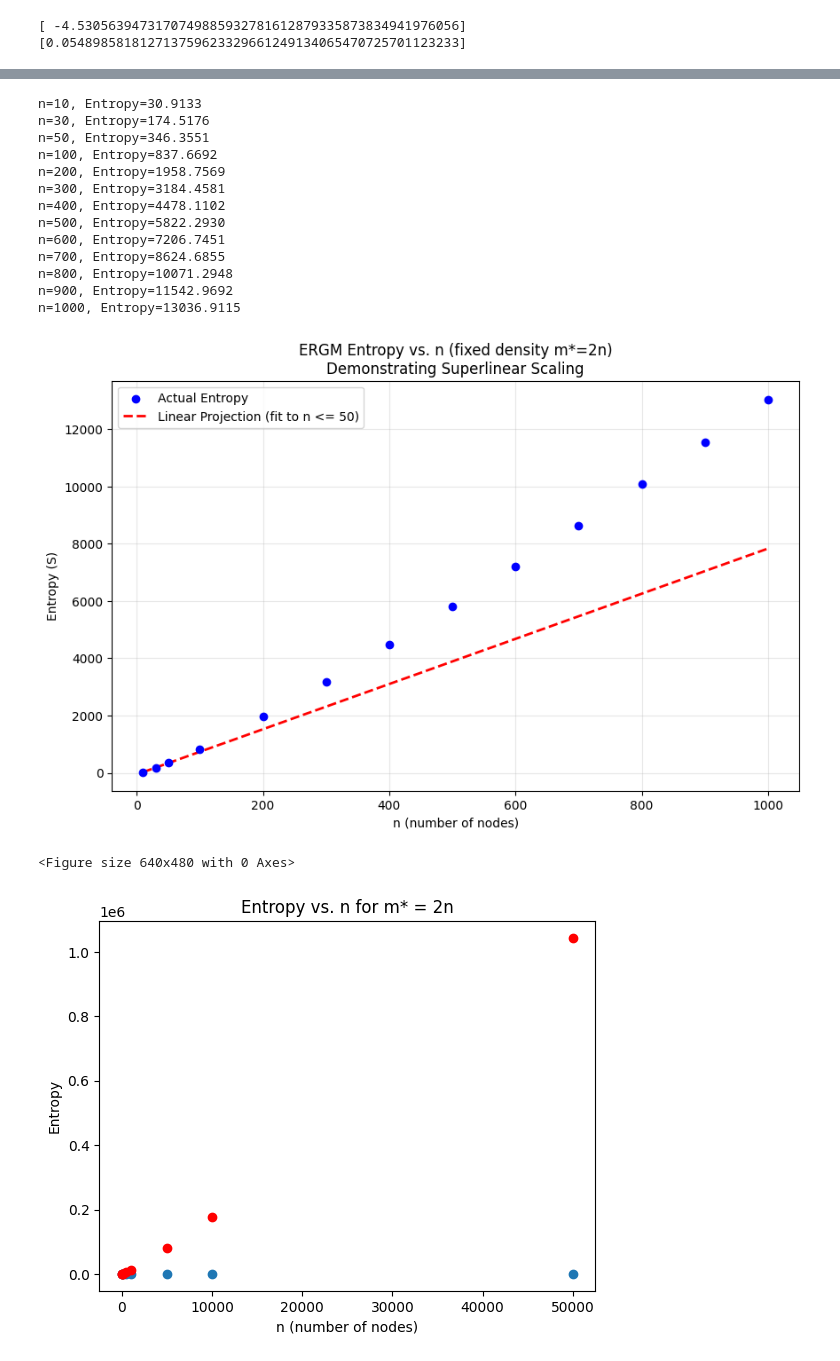
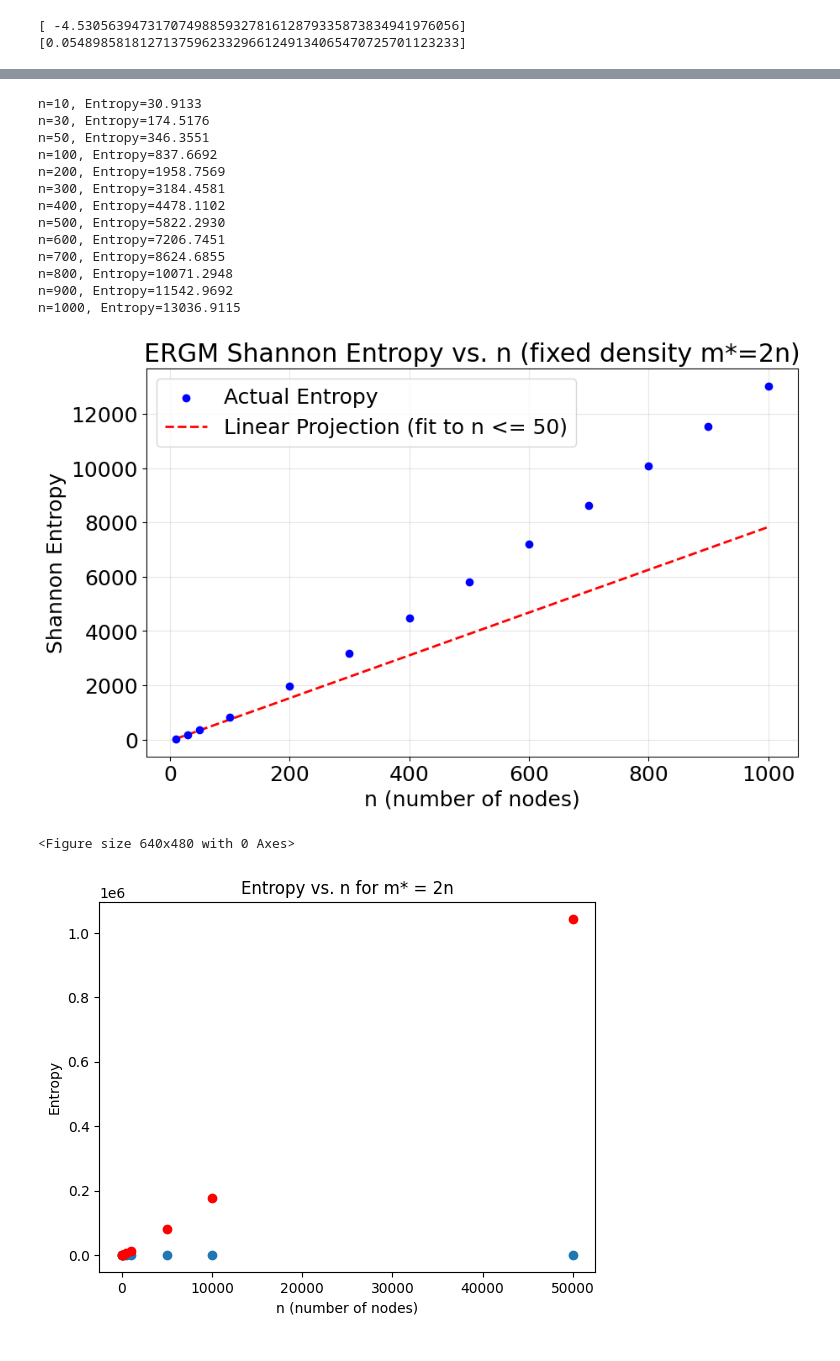
Before and after one commit to CarelessZebra/IIB_project, a Jupyter notebook: rootlog.ipynb, the cells around one changed output, grey strips where cells are left out. Cells and saved outputs as stored; diff of their text form; code cells hidden in the pictures.

```diff
--- a/rootlog.ipynb
+++ b/rootlog.ipynb
@@ -498,6 +788,7 @@ print(roots)
 import mpmath
 import numpy as np
 import matplotlib.pyplot as plt
+import matplotlib
 
 # Set precision (50 digits is sufficient for n=10, use 100+ for n>50)
 mpmath.mp.dps = 50
@@ -592,7 +883,7 @@ def solve_network_parameters(n, m_star):
 n = 100
 nc2 = mpmath.binomial(n, 2)
 # Testing the tricky range where previous codes failed
-test_points = np.linspace(1, nc2-1, 2)
+test_points = np.linspace(1, nc2-1, 20)
 
 print(f"{'Target':<8} | {'Alpha':<10} | {'Beta':<10}")
 print("-" * 35)
@@ -602,6 +893,7 @@ alpha_list = []
 beta_list =[]
 for m_star in test_points:
     alpha, beta = solve_network_parameters(n, m_star)
+    print(m_star)
     if alpha is not None:
         print(f"{m_star} | {alpha} | {beta}")
         m_star_list.append(m_star)
@@ -609,6 +901,7 @@ for m_star in test_points:
         beta_list.append(beta)
 
 plt.figure()
+matplotlib.rcParams.update({'font.size': 28})
 plt.scatter(m_star_list, alpha_list)
 plt.xlabel('Target number of edges (m*)')
 plt.ylabel('Alpha')
@@ -645,4 +951,7 @@ Target   | Alpha      | Beta
 # %%
+import mpmath
+import matplotlib.pyplot as plt
+mpmath.dps = 50
 def solve_network_parameters(n, m_star):
     nc2 = int(mpmath.binomial(n, 2))
 
@@ -720,6 +1029,7 @@ def solve_network_parameters(n, m_star):
                 kwargs['J'] = jacobian # Only pass Jacobian to Newton
 
             root = mpmath.findroot(equations, [alpha_guess, beta_guess], solver=solver, **kwargs)
+            print(f"  [Success] Solver '{solver}' converged for m={m_star}")
             return float(root[0]), float(root[1])
 
         except Exception:
@@ -771,6 +1081,7 @@ for n in [10, 50, 100, 500, 1000, 5000, 10000, 50000]:
         total_prob, expected_edges = check_equations(alpha, beta, int(nc2), m_star)
         print(f"n={n}, m*={m_star}, alpha={alpha}, beta={beta}, Entropy={entropy}, total_prob={total_prob}, expected_edges={expected_edges}")
 
+matplotlib.rcParams.update({'font.size': 28})
 plt.figure()
 plt.scatter(n_list, entropy_list)
 plt.xlabel('n (number of nodes)')
@@ -789,0 +1106,15 @@ n=50000, m*=100000, alpha=559.6726689533209, beta=-0.004617682552571238, Entropy
+# %%
+matplotlib.rcParams.update({'font.size': 23})
+plt.figure(figsize=(8, 4))
+plt.scatter(m_star_list[1:-1], alpha_list[1:-1])
+plt.xlabel('Target number of edges (m*)')
+plt.ylabel('Alpha')
+plt.title('Alpha vs. Target Edges')
+
+plt.figure(figsize=(10, 8))
+plt.scatter(m_star_list[1:-1], beta_list[1:-1])
+plt.xlabel('Target number of edges (m*)')
+plt.ylabel('Beta')
+plt.title('Beta vs. Target Edges')
+
+plt.show()
@@ -789,0 +1124,8 @@ n=50000, m*=100000, alpha=559.6726689533209, beta=-0.004617682552571238, Entropy
+# %%
+matplotlib.rcParams.update({'font.size': 23})
+plt.figure(figsize=(10, 8))
+plt.scatter(n_list, entropy_list)
+plt.xlabel('n (number of nodes)')
+plt.ylabel('Entropy')
+plt.title('Entropy vs. n for m* = 2n')
+plt.show()
@@ -799,7 +1143,7 @@ mpmath.mp.dps = 50
 def solve_network_parameters(n, m_star):
     """
     Solves for the standard ERGM parameters (Bernoulli Graph / Erdős-Rényi).
-    P(G) = exp(alpha + beta * m)
+    P(G) = exp(alpha - beta * m)
     """
     nc2 = mpmath.binomial(n, 2)
 
@@ -807,7 +1151,7 @@ def solve_network_parameters(n, m_star):
     p = m_star / nc2
 
     # In standard ERGM/Logistic regression: beta = logit(p)
-    beta = mpmath.log(p / (1 - p))
+    beta = -mpmath.log(p / (1 - p))
 
     # Analytic simplification: alpha = nc2 * ln(1 - p)
     alpha = nc2 * mpmath.log(1 - p)
@@ -821,7 +1165,7 @@ def calculate_entropy(alpha, beta, nc2):
 
     # We iterate m starting from 0.
     for m in range(nc2 + 1):
-        log_p_g = alpha + beta * m
+        log_p_g = alpha - beta * m
         p_g = mpmath.exp(log_p_g)
 
         num_graphs = mpmath.binomial(nc2, m)
@@ -832,7 +1176,7 @@ def calculate_entropy(alpha, beta, nc2):
         total_entropy += current_term
 
         # Convergence check
-        if m > 10 and total_entropy == prev_total:
+        if m > 2*n and total_entropy == prev_total:
             break
 
         prev_total = total_entropy
@@ -867,36 +1211,36 @@ limit_index = 3
 slope, intercept, r_value, p_value, std_err = linregress(x[:limit_index], y[:limit_index])
 y_pred = slope * x + intercept
 import matplotlib
 matplotlib.rcParams.update({'font.size': 18})
 # Plotting
 plt.figure(figsize=(10, 6))
 plt.scatter(x, y, c='blue', label='Actual Entropy', zorder=5)
 plt.plot(x, y_pred, c='red', linestyle='--', linewidth=2,
          label=f'Linear Projection (fit to n <= {n_list[limit_index-1]})')
 
 plt.xlabel('n (number of nodes)')
-plt.ylabel('Entropy (S)')
-plt.title('ERGM Entropy vs. n (fixed density m*=2n)\nDemonstrating Superlinear Scaling')
+plt.ylabel('Shannon Entropy')
+plt.title('ERGM Shannon Entropy vs. n (fixed density m*=2n)')
 plt.legend()
 plt.grid(True, alpha=0.3)
 plt.show()
 
 plt.savefig('ergm_entropy_superlinear.png')
 # %% [output]
 n=10, Entropy=30.9133
 n=30, Entropy=174.5176
 n=50, Entropy=346.3551
 n=100, Entropy=837.6692
 n=200, Entropy=1958.7569
 n=300, Entropy=3184.4581
 n=400, Entropy=4478.1102
 n=500, Entropy=5822.2930
 n=600, Entropy=7206.7451
 n=700, Entropy=8624.6855
 n=800, Entropy=10071.2948
 n=900, Entropy=11542.9692
 n=1000, Entropy=13036.9115
-[figure, old version]
+[figure, new version]
 <Figure size 640x480 with 0 Axes>
 # %%
 plt.figure()
```
Also changed, not shown: parts of 21 cells of this notebook, 12 other files.
